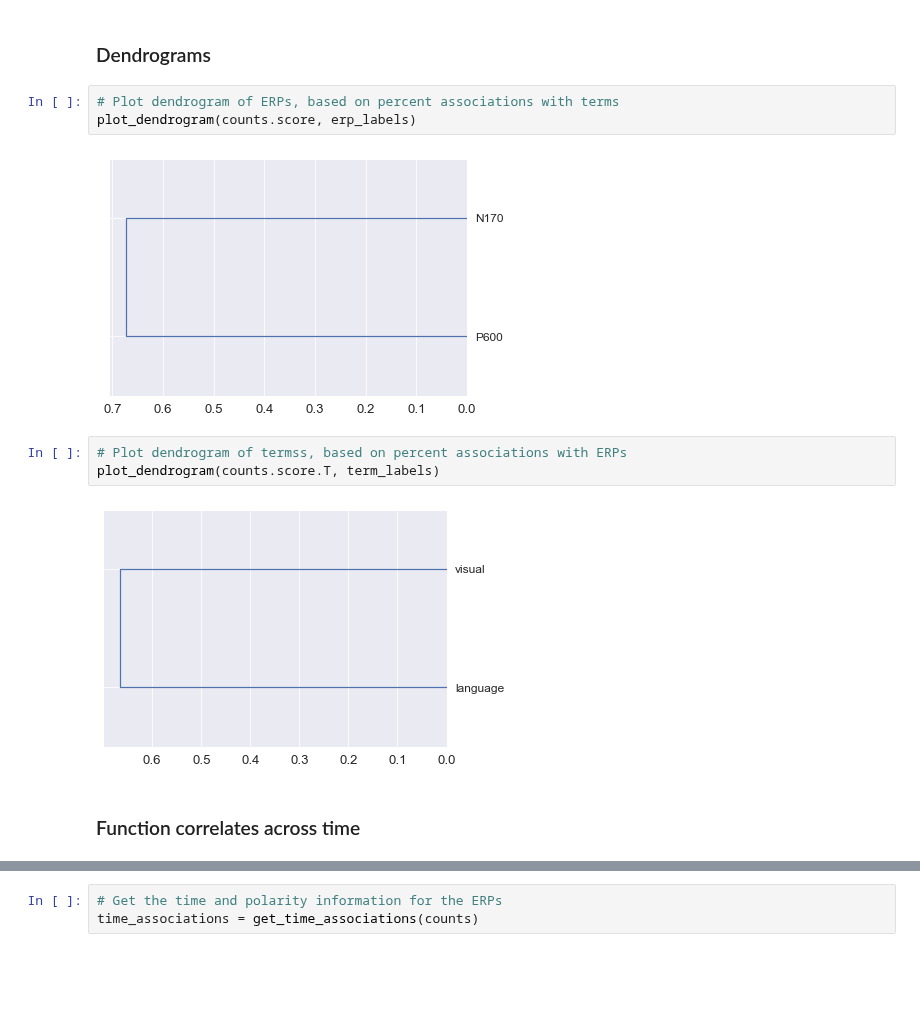
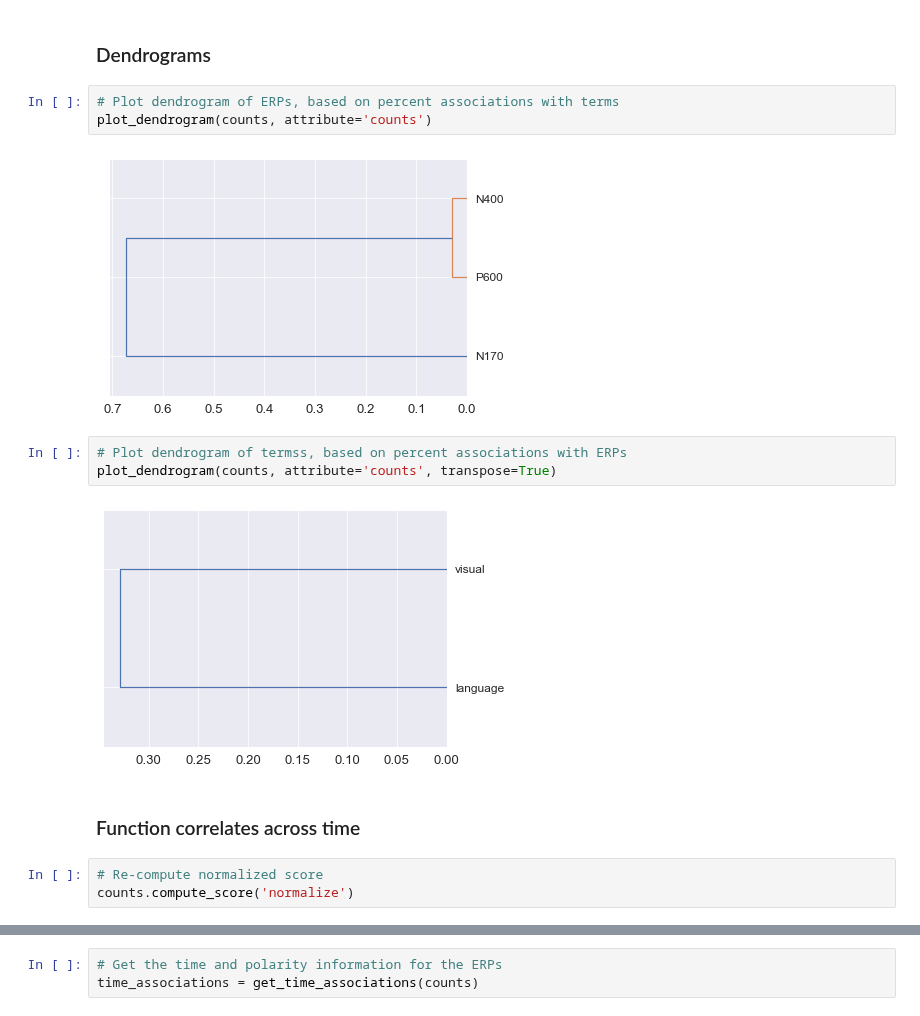
Before and after one commit to weblearn22/ERPscanr, a Jupyter notebook: notebooks/01-Counts.ipynb, the cells around one changed output, grey strips where cells are left out. Saved outputs shown, nothing was run; the diff lists cells and outputs as text; blank space fills up the shorter version.

```diff
--- a/notebooks/01-Counts.ipynb
+++ b/notebooks/01-Counts.ipynb
@@ -180,16 +171,19 @@ plot_clustermap(sim_terms, term_labels, term_labels, 'blue', save_fig=SAVE_FIG)
 ### Dendrograms
 # %%
 # Plot dendrogram of ERPs, based on percent associations with terms
-plot_dendrogram(counts.score, erp_labels)
+plot_dendrogram(counts, attribute='counts')
 # %% [output]
-[figure, old version]
+[figure, new version]
 # %%
 # Plot dendrogram of termss, based on percent associations with ERPs
-plot_dendrogram(counts.score.T, term_labels)
+plot_dendrogram(counts, attribute='counts', transpose=True)
 # %% [output]
-[figure, old version]
+[figure, new version]
 # %% [markdown]
 ### Function correlates across time
+# %%
+# Re-compute normalized score
+counts.compute_score('normalize')
 # %%
 # Drop to most common ERPs, and check how many are left
 counts.drop_data(100)
```
Also changed, not shown: parts of 25 cells of this notebook, 3 other files.
